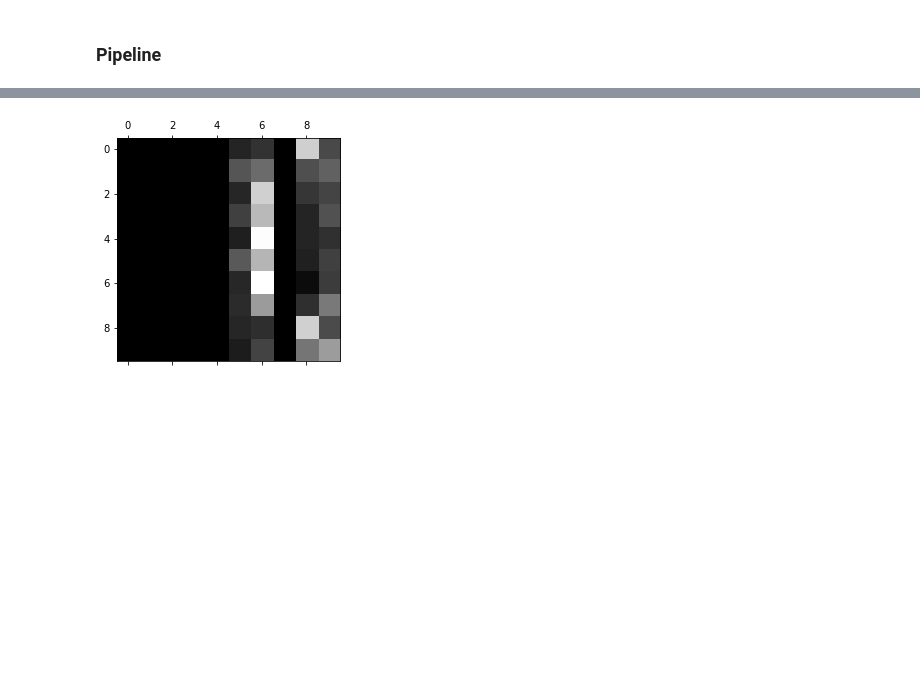
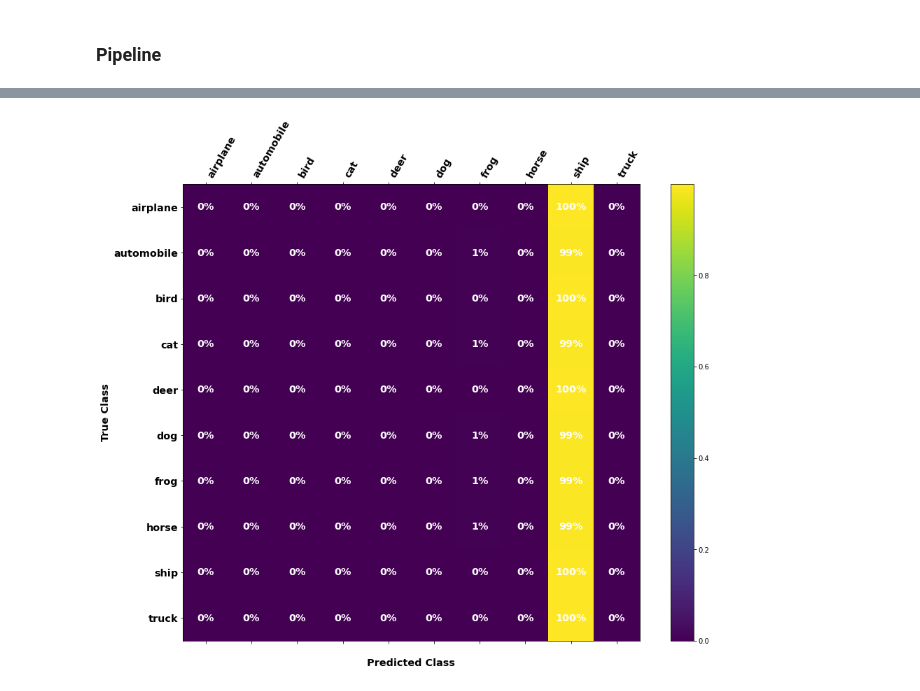
Before and after one commit to afit-csce623-master/demos, a Jupyter notebook: demo_multiclassification.ipynb, the cells around one changed output, grey strips where cells are left out. Cells and saved outputs as stored; diff of their text form; code cells hidden in the pictures; blank space fills up the shorter version.

```diff
--- a/demo_multiclassification.ipynb
+++ b/demo_multiclassification.ipynb
@@ -49,6 +49,7 @@ The Keras machine learning API provides access to many datasets, including [CIFA
 # %%
 DEBUG = False
 K_FOLDS = 2
+STEP_BY_STEP = False
 
 from keras.datasets import cifar10
 from keras.datasets import mnist
@@ -391,6 +411,6 @@ pipeline = Pipeline(steps=[
     ('recolor', RecolorImages()),
     ('hog', HOGImages()),
     ('flatten', FlattenImages()),
-    ('pca', 'passthrough'),
+    ('pca', PCA()),
     ('dtc', DecisionTreeClassifier())
-])
+], memory=cache_store)
@@ -406,6 +454,10 @@ param_grid = {
 # %%
 from sklearn.model_selection import GridSearchCV
+import warnings
 
-grid_search = GridSearchCV(pipeline, param_grid, n_jobs=1, verbose=1, cv=K_FOLDS)
-grid_search.fit(X_train, y_train)
+grid_search = GridSearchCV(pipeline, param_grid, n_jobs=1, verbose=4, cv=K_FOLDS)
+print('X', type(X_train))
+with warnings.catch_warnings():
+    warnings.simplefilter('ignore', UserWarning)
+    grid_search.fit(X_train, y_train)
 # %% [output]
@@ -454,12 +496,30 @@ y_train_pred = grid_search.predict(X_train)
-# %%
-from sklearn.metrics import confusion_matrix
-
-conf_mx = confusion_matrix(y_train, y_train_pred)
-row_sums=conf_mx.sum(axis=1, keepdims=True)
-norm_conf_mx = conf_mx / row_sums
-
-# np.fill_diagonal(norm_conf_mx, 0)
-plt.matshow(norm_conf_mx, cmap=plt.cm.gray)
-plt.show()
-# %% [output]
-[figure, removed]
+# %%
+from sklearn.metrics import confusion_matrix
+from mpl_toolkits.axes_grid1 import make_axes_locatable
+from matplotlib.colors import Normalize
+
+conf_mx = confusion_matrix(y_train, y_train_pred)
+row_sums=conf_mx.sum(axis=1, keepdims=True)
+norm_conf_mx = conf_mx / row_sums #np.max(conf_mx) #row_sums
+
+figure = plt.figure(figsize=(16, 12))
+axes = figure.add_subplot(111)
+
+caxes = axes.matshow(norm_conf_mx) #cmap=plt.cm.gray)
+figure.colorbar(caxes)
+
+
+axes.set_xticklabels(labels, rotation=60, ha='left', fontsize='x-large', fontweight='bold')
+axes.set_yticklabels(labels, fontsize='x-large', fontweight='bold')
+axes.set_xticks(np.arange(len(labels)))
+axes.set_yticks(np.arange(len(labels)))
+
+axes.set_xlabel('Predicted Class', fontsize='x-large', fontweight='bold', labelpad=25)
+axes.set_ylabel('True Class', fontsize='x-large', fontweight='bold')
+
+for (row, col), z in np.ndenumerate(norm_conf_mx):
+    axes.text(col, row, '{:.0%}'.format(z), ha='center', va='center', color=[1,1,1], fontsize='x-large', fontweight='bold')
+
+plt.show()
+# %% [output]
+[figure, added]
```
Also changed, not shown: parts of 20 cells of this notebook.
